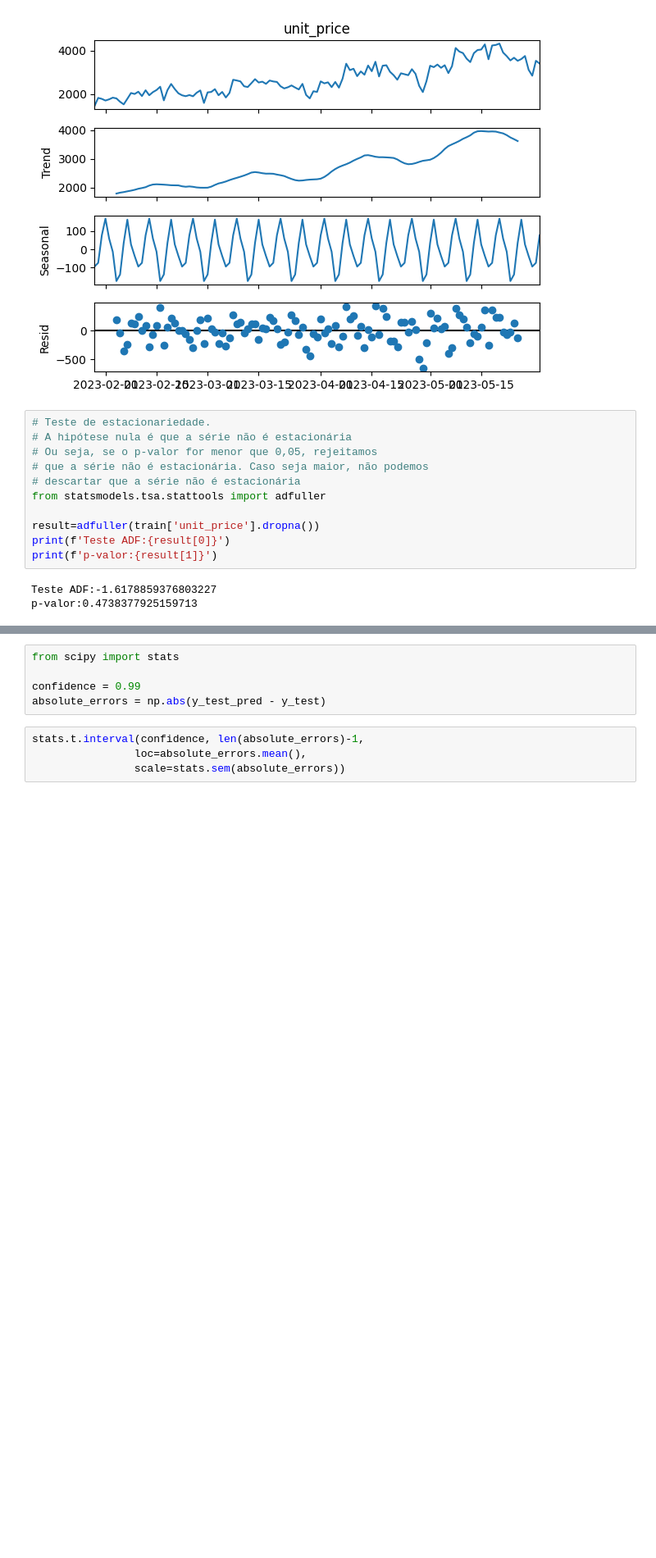
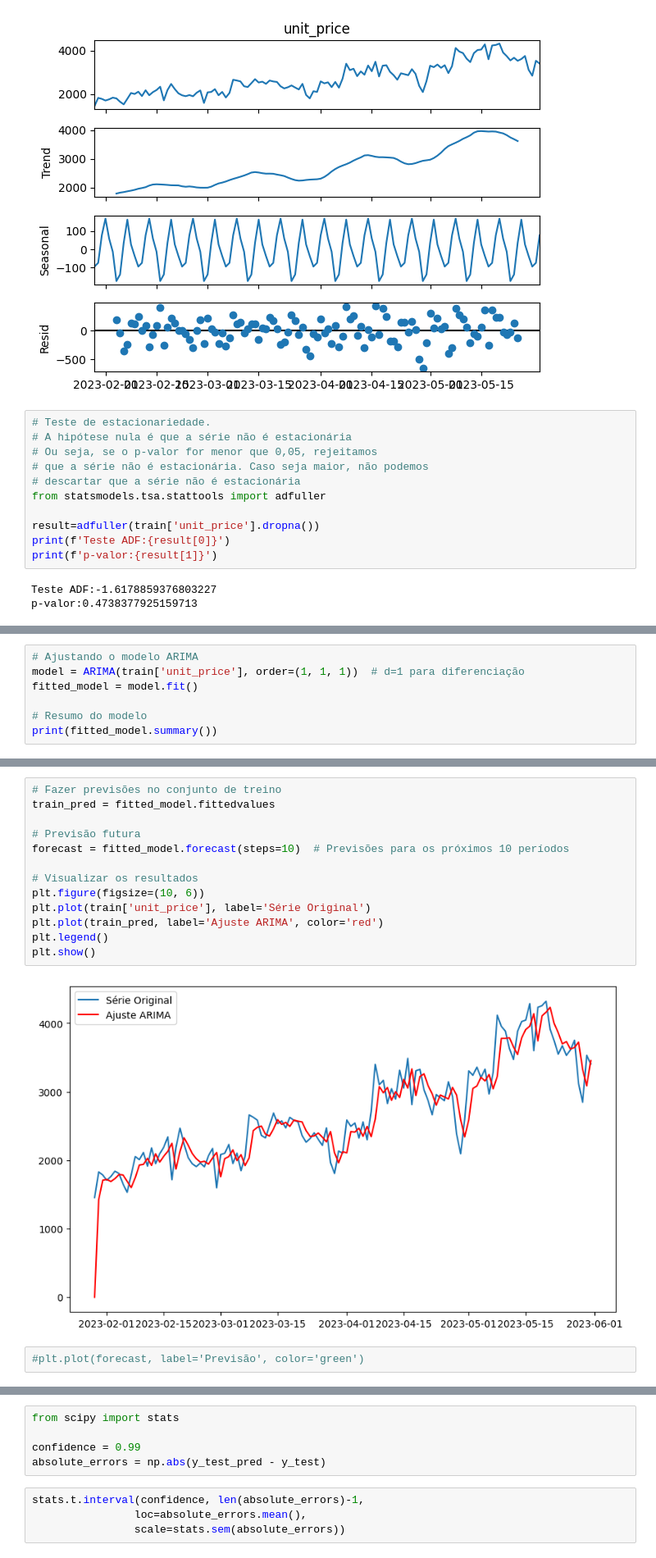
Before and after one commit to deborabmfreitas/coffee-shop-sales-prediction, a Jupyter notebook: coffee-shop-sales-prediction.ipynb, the cells around one changed output, grey strips where cells are left out. Shown at 82% size. Drawn from its saved outputs; the diff is of its cells as text; blank space fills up the shorter version.

```diff
--- a/coffee-shop-sales-prediction.ipynb
+++ b/coffee-shop-sales-prediction.ipynb
@@ -723,0 +749,7 @@ p-valor:0.4738377925159713
+# %%
+# Ajustando o modelo ARIMA
+model = ARIMA(train['unit_price'], order=(1, 1, 1))  # d=1 para diferenciação
+fitted_model = model.fit()
+
+# Resumo do modelo
+print(fitted_model.summary())
@@ -723,0 +774,17 @@ p-valor:0.4738377925159713
+# %%
+# Fazer previsões no conjunto de treino
+train_pred = fitted_model.fittedvalues
+
+# Previsão futura
+forecast = fitted_model.forecast(steps=10)  # Previsões para os próximos 10 períodos
+
+# Visualizar os resultados
+plt.figure(figsize=(10, 6))
+plt.plot(train['unit_price'], label='Série Original')
+plt.plot(train_pred, label='Ajuste ARIMA', color='red')
+plt.legend()
+plt.show()
+# %% [output]
+[figure, added]
+# %%
+#plt.plot(forecast, label='Previsão', color='green')
```
Also changed, not shown: parts of 18 cells of this notebook.
